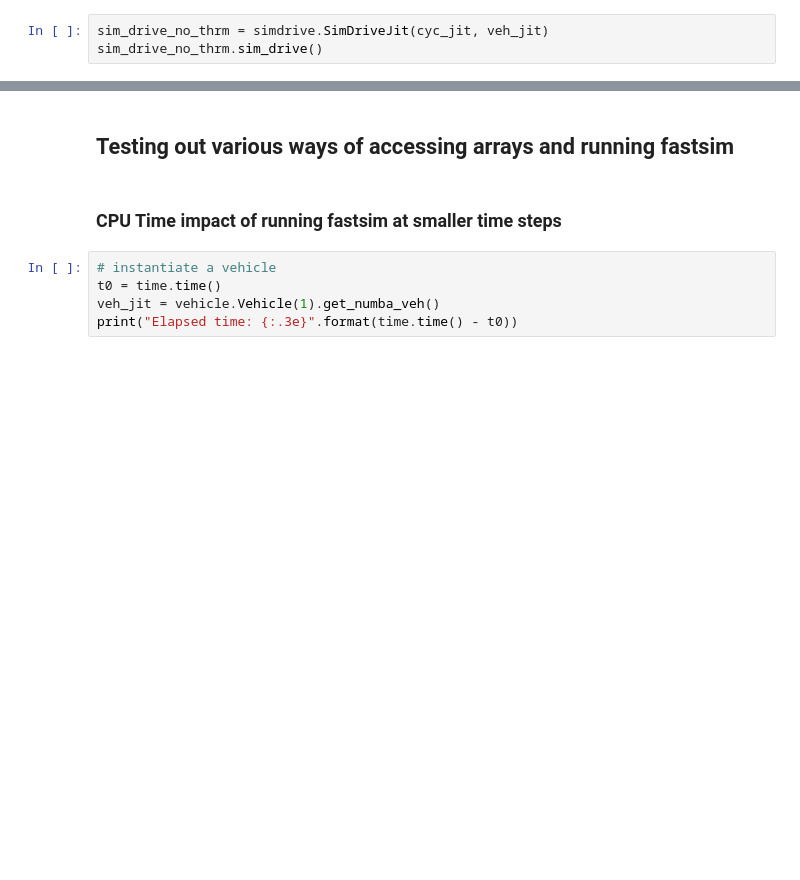
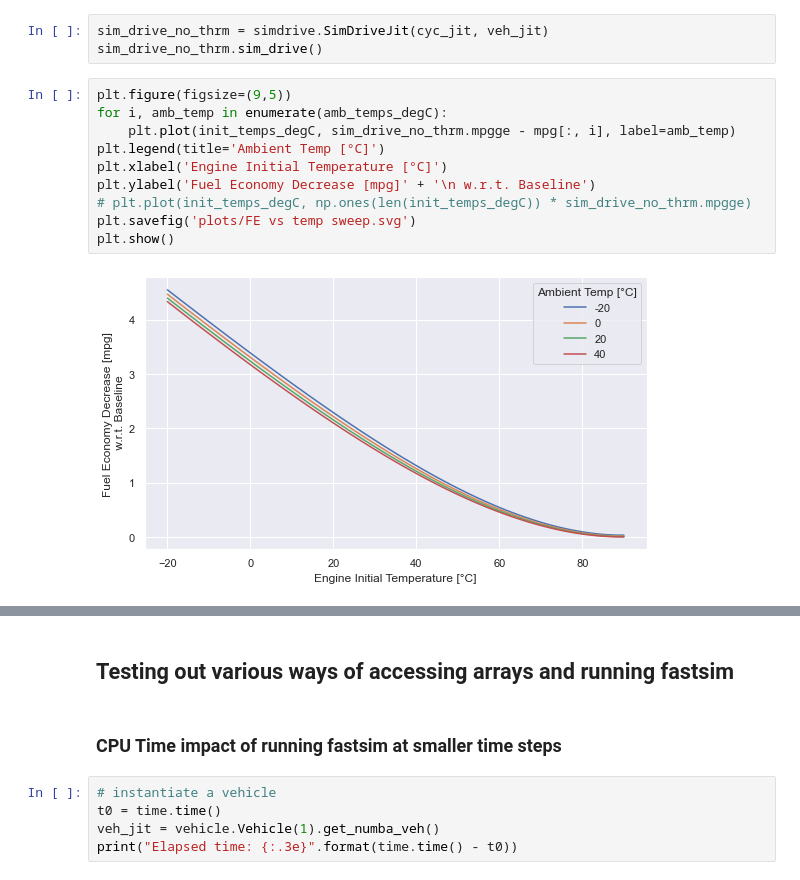
Before and after one commit to NREL/fastsim, a Jupyter notebook: docs/hot_demo.ipynb, the cells around one changed output, grey strips where cells are left out. Cells and saved outputs as stored; diff of their text form; blank space fills up the shorter version.

```diff
--- a/docs/hot_demo.ipynb
+++ b/docs/hot_demo.ipynb
@@ -275,6 +306,18 @@ print(f'Elapsed time: {time.time() - t0:.2e} s')
 # %%
 sim_drive_no_thrm = simdrive.SimDriveJit(cyc_jit, veh_jit)
 sim_drive_no_thrm.sim_drive()
+# %%
+plt.figure(figsize=(9,5))
+for i, amb_temp in enumerate(amb_temps_degC):
+    plt.plot(init_temps_degC, sim_drive_no_thrm.mpgge - mpg[:, i], label=amb_temp)
+plt.legend(title='Ambient Temp [°C]')
+plt.xlabel('Engine Initial Temperature [°C]')
+plt.ylabel('Fuel Economy Decrease [mpg]' + '\n w.r.t. Baseline')
+# plt.plot(init_temps_degC, np.ones(len(init_temps_degC)) * sim_drive_no_thrm.mpgge)
+plt.savefig('plots/FE vs temp sweep.svg')
+plt.show()
+# %% [output]
+[figure, added]
 # %%
 plt.figure()
 for i, amb_temp in enumerate(amb_temps_degC):
```
Also changed, not shown: parts of 22 cells of this notebook, 4 other files.
